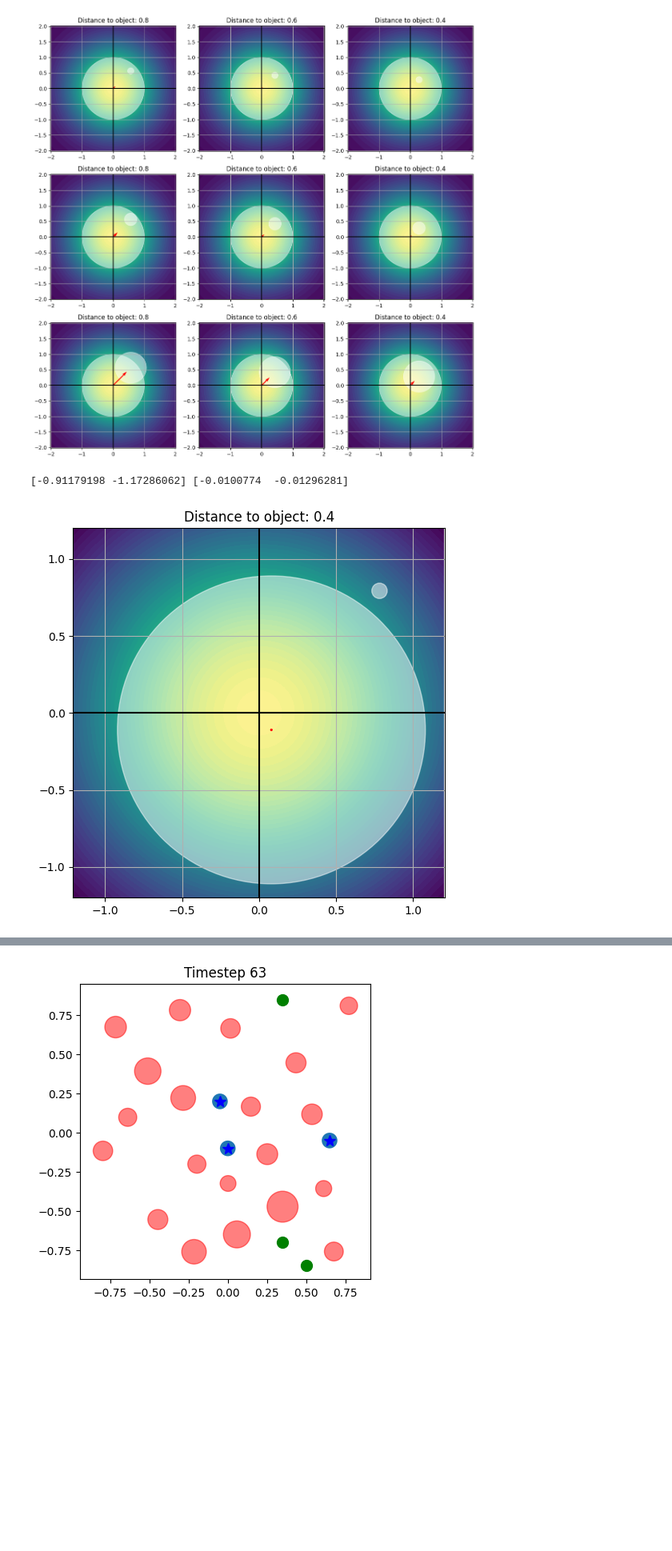
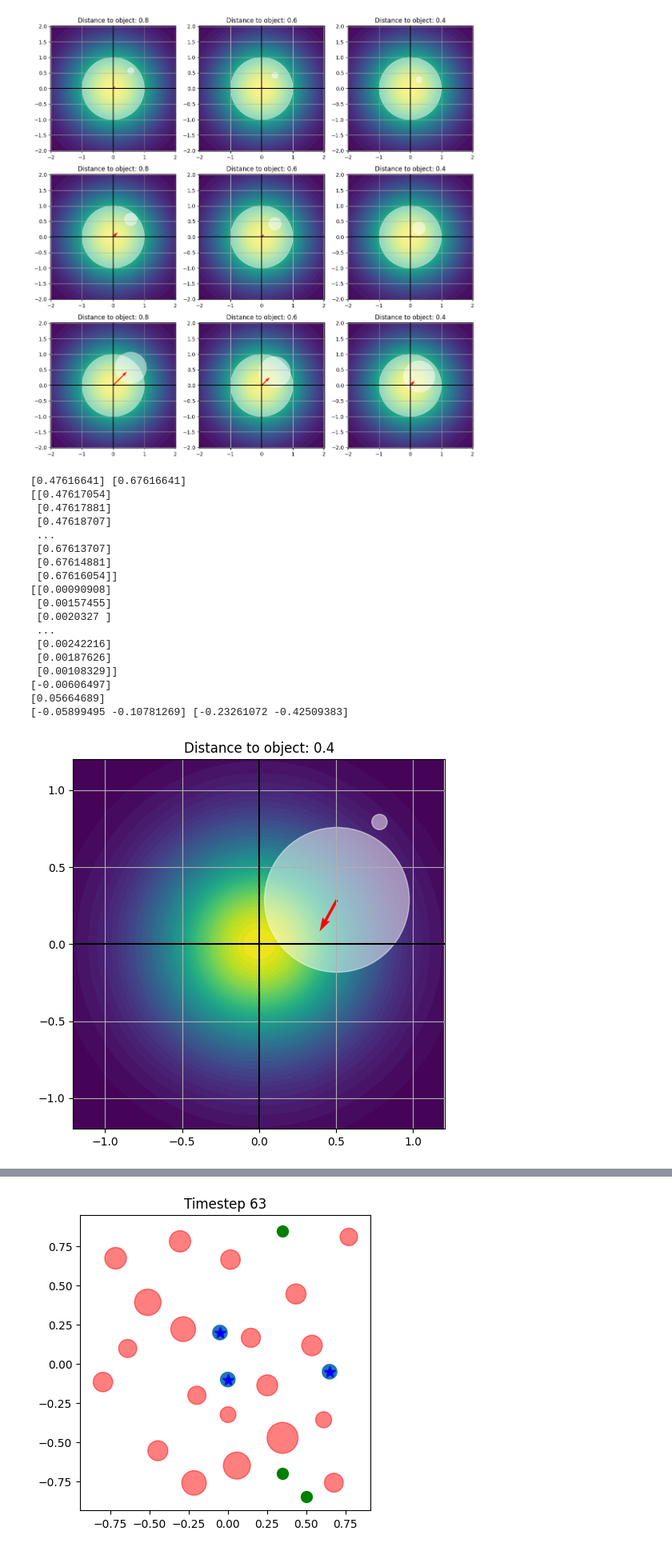
Before and after one commit to myfatemi04/constraint-guidance, a Jupyter notebook: notebooks/kernels.ipynb, the cells around one changed output, grey strips where cells are left out. Shown at 80% size. Saved outputs shown, nothing was run; the diff lists cells and outputs as text; code cells hidden in the pictures; blank space fills up the shorter version.

```diff
--- a/notebooks/kernels.ipynb
+++ b/notebooks/kernels.ipynb
@@ -223,13 +223,20 @@ Ignoring fixed y limits to fulfill fixed data aspect with adjustable data limits
 plt.figure(figsize=(6, 6))
 plt.title(f"Distance to object: {c_x:.1f}")
 
-agent_x = 0.08
-agent_y = -0.11
+# agent_x = 0.08
+# agent_y = -0.11
+# obs_x = 0.782
+# obs_y = 0.793
+# obs_rad_B = 0.05
+# R = obs_rad_B
+
+agent_x = 0.5054223744292239
+agent_y = 0.2875570776255709
 obs_x = 0.782
 obs_y = 0.793
-
-obs_rad_B = 0.05
-R = obs_rad_B
+sigma = 0.47005208333333
+obs_rad = 0.05
+agent_rad = 0.05
 
 # Color according to Gaussian.
 square_size = 1.2
@@ -237,11 +244,10 @@ gaussian_xx, gaussian_yy = np.meshgrid(
     np.linspace(-square_size, square_size, 128),
     np.linspace(-square_size, square_size, 128),
 )
-sigma_B = 1.0
 gaussian_probability = (
     1
-    / (2 * np.pi * sigma_B**2)
-    * np.exp(-0.5 * (gaussian_xx**2 + gaussian_yy**2) / sigma_B**2)
+    / (2 * np.pi * sigma**2)
+    * np.exp(-0.5 * (gaussian_xx**2 + gaussian_yy**2) / sigma**2)
 )
 plt.contourf(gaussian_xx, gaussian_yy, gaussian_probability, levels=50)
 
@@ -249,53 +255,72 @@ plt.gca().axvline(x=0, color="k")
 plt.gca().axhline(y=0, color="k")
 plt.grid()
 plt.gca().add_patch(
-    patches.Circle((obs_x, obs_y), R, fill=True, color="white", alpha=0.5)
+    patches.Circle((obs_x, obs_y), obs_rad, fill=True, color="white", alpha=0.5)
 )
 plt.gca().add_patch(
-    patches.Circle((agent_x, agent_y), sigma_B, fill=True, color="white", alpha=0.5)
+    patches.Circle((agent_x, agent_y), sigma, fill=True, color="white", alpha=0.5)
 )
 
 t0 = time.time()
 displacement_direction_unbatched = compute_agent_obstacle_score(
-    agent_x, agent_y, obs_x, obs_y, R, sigma_B, n_integral=200
+    agent_x, agent_y, obs_x, obs_y, R, sigma, n_integral=20000
 )
 
 agent_x_B = np.array([agent_x])
 agent_y_B = np.array([agent_y])
 obs_x_B = np.array([obs_x])
 obs_y_B = np.array([obs_y])
-obs_rad_B = np.array([R])
-sigma_B = np.array([1.0])
+obs_rad_B = np.array([obs_rad + agent_rad])
+sigma_B = np.array([sigma])
 d_a_o_B = compute_agent_obstacle_distance_batched(
     agent_x_B, agent_y_B, obs_x_B, obs_y_B
 )
 r1_B, r2_B = compute_r1_r2_batched(obs_rad_B, d_a_o_B)
+
+print(r1_B, r2_B)
 
 from ael.agent_obstacle_score import compute_agent_obstacle_score_batched
 displacement_direction_batched = compute_agent_obstacle_score_batched(
     agent_x_B, agent_y_B, obs_x_B, obs_y_B, obs_rad_B, sigma_B, r1_B, r2_B, d_a_o_B, n_integral=20000
 )[0]
 t1 = time.time()
 
 print(displacement_direction_unbatched, displacement_direction_batched)
 
 data['c_x'].append(c_x)
 data['obs_rad'].append(R)
 data['displacement'].append(displacement_direction_batched[0])
 
 plt.quiver(
     agent_x,
     agent_y,
     displacement_direction_batched[0],
     displacement_direction_batched[1],
     color="red",
     scale=5,
 )
 plt.axis("equal")
 plt.show()
 # %% [output]
-[-0.91179198 -1.17286062] [-0.0100774  -0.01296281]
+[0.47616641] [0.67616641]
+[[0.47617054]
+ [0.47617881]
+ [0.47618707]
+ ...
+ [0.67613707]
+ [0.67614881]
+ [0.67616054]]
+[[0.00090908]
+ [0.00157455]
+ [0.0020327 ]
+ ...
+ [0.00242216]
+ [0.00187626]
+ [0.00108329]]
+[-0.00606497]
+[0.05664689]
+[-0.05899495 -0.10781269] [-0.23261072 -0.42509383]
-[figure, old version]
+[figure, new version]
 # %%
 # Implementing Langevin dynamics!
 from dataclasses import dataclass
```
Also changed, not shown: 2 other files.
